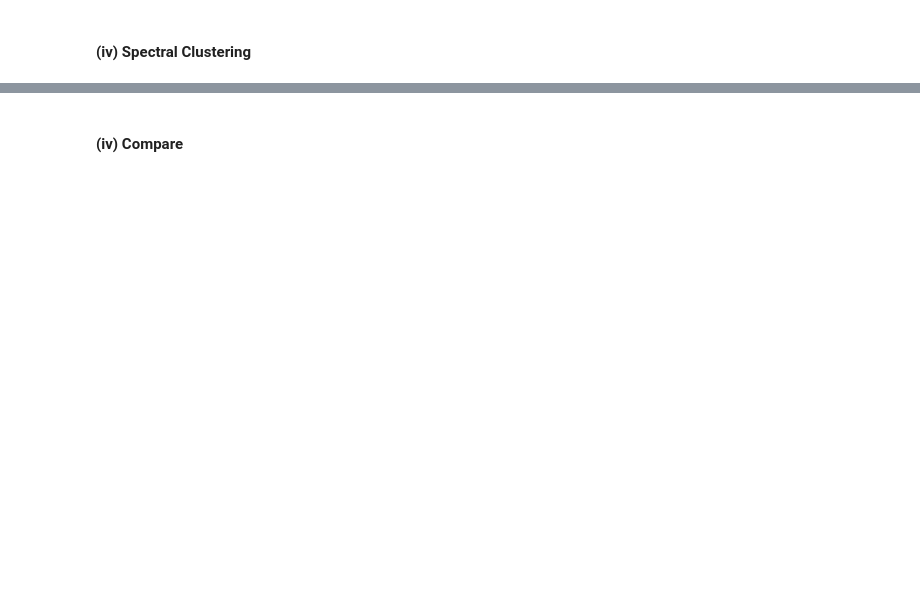
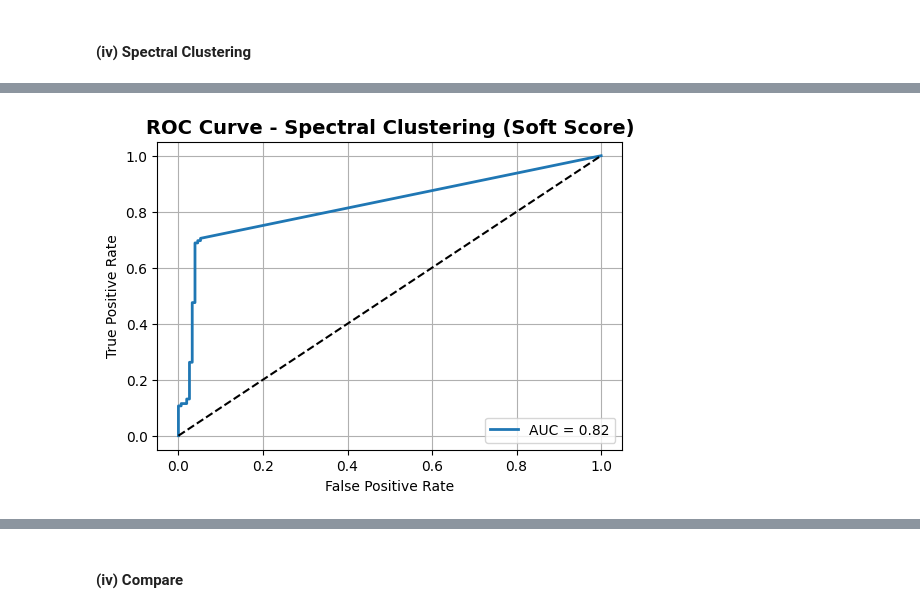
Before and after one commit to MONA100421/DSCI552_Supervised-Semi-Supervised-Active-Learning, a Jupyter notebook: notebook/Weng_Chenyi_HW8.ipynb, the cells around one changed output, grey strips where cells are left out. Cells and saved outputs as stored; diff of their text form; code cells hidden in the pictures; blank space fills up the shorter version.

```diff
--- a/notebook/Weng_Chenyi_HW8.ipynb
+++ b/notebook/Weng_Chenyi_HW8.ipynb
@@ -31,2 +734,94 @@ Import packages
 # %% [markdown]
 #### (iv) Spectral Clustering
+# %%
+import numpy as np
+import matplotlib.pyplot as plt
+from sklearn.cluster import SpectralClustering
+from sklearn.metrics import classification_report, confusion_matrix, roc_auc_score, roc_curve
+from collections import Counter
+from sklearn.metrics.pairwise import rbf_kernel
+import random
+
+# === Step 1: Automatically select the best gamma that balances the two clusters ===
+def find_best_gamma(X, y, gamma_list):
+    p = np.sum(y == 1)
+    n = np.sum(y == 0)
+    total = len(y)
+    target_ratio = p / total
+
+    best_gamma = None
+    min_diff = float('inf')
+
+    for gamma in gamma_list:
+        model = SpectralClustering(n_clusters=2, affinity='rbf', gamma=gamma, random_state=42)
+        labels = model.fit_predict(X)
+        cluster_counts = [np.sum(labels == i) for i in [0, 1]]
+        ratio = min(cluster_counts) / sum(cluster_counts)
+        diff = abs(ratio - target_ratio)
+
+        if diff < min_diff:
+            min_diff = diff
+            best_gamma = gamma
+
+    return best_gamma
+
+# Define candidate gamma values
+gamma_candidates = [0.1, 0.5, 1, 2, 5]
+best_gamma = find_best_gamma(X_test, y_test, gamma_candidates)
+print(f"Best gamma selected: {best_gamma}")
+
+# === Step 2: Perform Spectral Clustering using the best gamma ===
+spectral_model = SpectralClustering(
+    n_clusters=2,
+    affinity='rbf',
+    gamma=best_gamma,
+    assign_labels='kmeans',
+    random_state=42
+)
+cluster_labels = spectral_model.fit_predict(X_test)
+
+# === Step 3: Label each cluster using majority vote from 30 randomly sampled points ===
+cluster_to_label = {}
+
+for cluster_id in [0, 1]:
+    cluster_indices = np.where(cluster_labels == cluster_id)[0]
+    sample_indices = random.sample(list(cluster_indices), min(30, len(cluster_indices)))
+    sample_labels = y_test[sample_indices]
+    majority_label = Counter(sample_labels).most_common(1)[0][0]
+    cluster_to_label[cluster_id] = majority_label
+
+# === Step 4: Map cluster labels to predicted binary class labels ===
+y_pred = np.vectorize(cluster_to_label.get)(cluster_labels)
+
+# === Step 5: Evaluation ===
+print("\n### Spectral Clustering Classification Report")
+print(classification_report(y_test, y_pred))
+
+print("Confusion Matrix:")
+print(confusion_matrix(y_test, y_pred))
+
+# === Step 6: Simulate soft probabilities using affinity scores for smoother ROC ===
+affinity_matrix = rbf_kernel(X_test, gamma=best_gamma)
+avg_affinity = affinity_matrix.mean(axis=1)
+
+# Identify the cluster mapped to the positive class (label = 1)
+positive_cluster = [cid for cid, label in cluster_to_label.items() if label == 1][0]
+
+# Create soft score vector for ROC
+soft_scores = (cluster_labels == positive_cluster).astype(int) * avg_affinity
+
+# Compute ROC curve and AUC
+fpr, tpr, thresholds = roc_curve(y_test, soft_scores)
+auc = roc_auc_score(y_test, soft_scores)
+
+# Plot ROC curve
+plt.figure(figsize=(6, 4))
+plt.plot(fpr, tpr, label=f"AUC = {auc:.2f}", lw=2)
+plt.plot([0, 1], [0, 1], 'k--')
+plt.xlabel("False Positive Rate")
+plt.ylabel("True Positive Rate")
+plt.title("ROC Curve - Spectral Clustering (Soft Score)", fontsize=14, fontweight='bold')
+plt.legend(loc="lower right")
+plt.grid(True)
+plt.show()
+# %% [output]
@@ -32,0 +861 @@ Import packages
+[figure, added]
```
Also changed, not shown: parts of 26 cells of this notebook.
